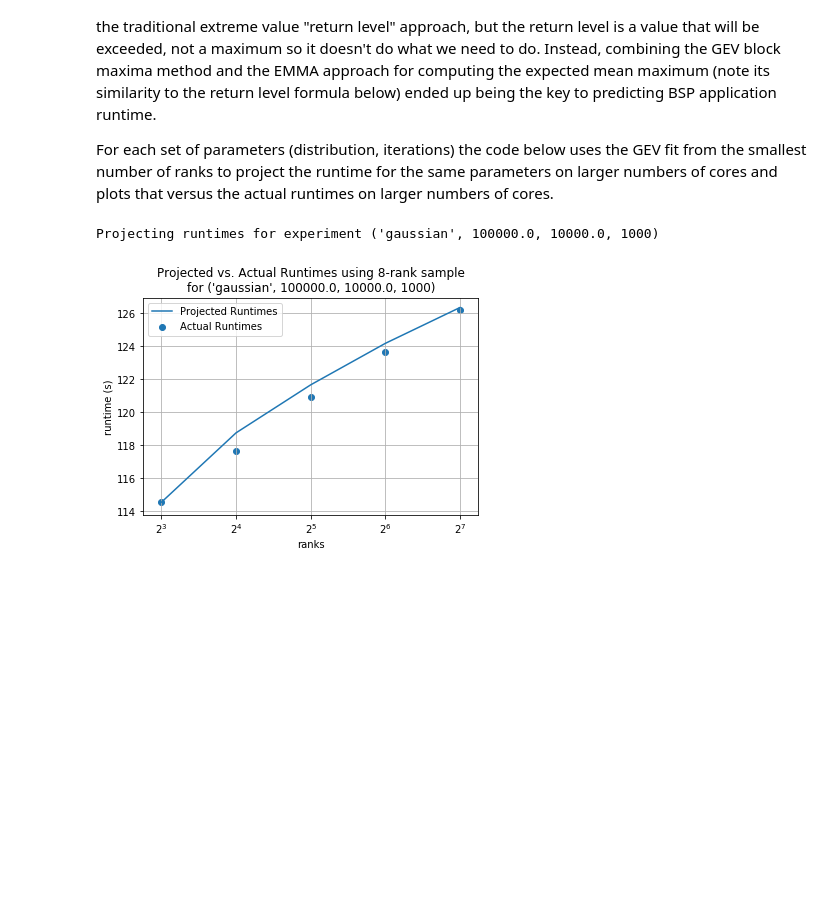
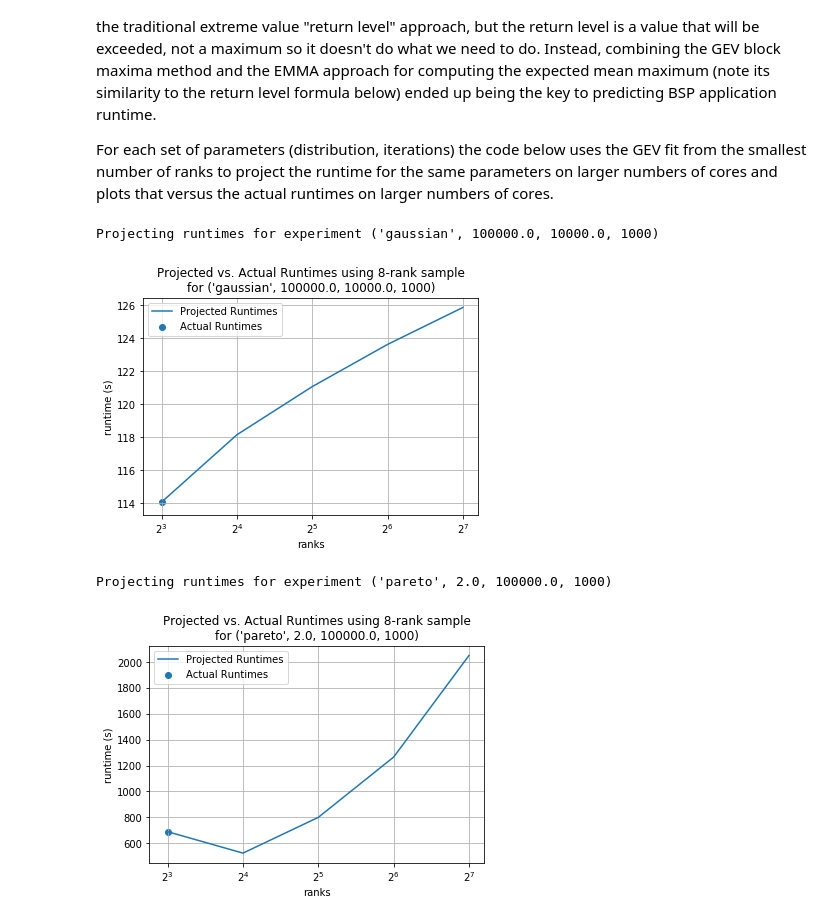
Before and after one commit to qwofford/popperized, a Jupyter notebook: pipelines/data_generator/validate/interval-analysis.ipynb, the cells around one changed output. Cells and saved outputs as stored; diff of their text form; code cells hidden in the pictures; blank space fills up the shorter version.

Commit message:
Modified both the run scripts, header, and data generator to handle changes to the bsp prototype.

```diff
--- a/pipelines/data_generator/validate/interval-analysis.ipynb
+++ b/pipelines/data_generator/validate/interval-analysis.ipynb
@@ -55,12 +55,16 @@ for frame in rankdata.groupby(['uniq_id']):
 # First test that the the parallel random number generator in the
 # data generator by looking at the running expected waits
 
-# Get the distribution that the data generator used
-    distribution=df['distribution'][0]
-    distmap = { 'gaussian':'norm', 'exponential':'expon', 'uniform':'uniform', 'pareto':'pareto'}
-    scipydist = distmap[distribution]
-    a = frame[1]['mean'].iloc[0]*1000
-    b = frame[1]['std'].iloc[0]*1000
+    # Get the distribution that the data generator used and translate GSL
+    # parameterization to scipy parameterization
+    distribution=frame[1]['distribution'].iloc[0]
+    distmap = { 'gaussian':{'name':'norm', 'translate': lambda a, b: (a, b)},
+                'exponential':{'name':'expon', 'translate': lambda a, b: (a)},
+                'uniform':{'name':'uniform', 'translate': lambda a, b: (a, b)},
+                'pareto':{'name':'pareto', 'translate': lambda a, b: (a, 0, b)}}
+    scipydist = distmap[distribution]['name']
+    params = distmap[distribution]['translate'](frame[1]['a'].iloc[0],
+                                                frame[1]['b'].iloc[0])
 
     # First, are the full set of samples distributed as per requested
     # the requested distribution, or is the data generator doing something
@@ -69,21 +73,21 @@ for frame in rankdata.groupby(['uniq_id']):
     # portion of the distribution, for example gaussian with mean and standard
     # deviation near each other, this test could fail.
     confidence = 0.05
-    (statistic, pvalue) = stats.kstest(frame[1]['expected_sleep_nsec'].ravel(), scipydist, (a, b))
+    (statistic, pvalue) = stats.kstest(frame[1]['expected_sleep_usec'].ravel(), scipydist, params)
     if (pvalue < confidence):
         print('ERROR: Rejecting null hypothesis in experiment {0} that\n'.format(frame[0]),
-              'expected sleep values came from {0} ({1}, {2}) with p={3} < {4}'.format(distribution, a, b, pvalue, confidence))
+              'expected sleep values came from {0} {1} with p={2} < {3}'.format(distribution, params, pvalue, confidence))
     else:
         print('Expected sleep values in experiment {0}\n'.format(frame[0]),
-              'came from {0} ({1}, {2}) with p={3} > {4}'.format(distribution, a, b, pvalue, confidence))
+              'came from {0} {1}, with p={2} > {3}'.format(distribution, params, pvalue, confidence))
 
     # Next, test for the actual sleep values versus the expected sleep values. These
     # skew slightly larger than the expected sleep values do to experimental problems so this
     # test could fail particulalry for short wait times where this error is relatively
     # significant.
-    (statistic, pvalue) = stats.ks_2samp(frame[1]['expected_sleep_nsec'].ravel(), frame[1]['actual_sleep_nsec'].ravel())
+    (statistic, pvalue) = stats.ks_2samp(frame[1]['expected_sleep_usec'].ravel(), frame[1]['actual_sleep_usec'].ravel())
     if (pvalue < confidence):
-        print('ERROR: Rejecting null hypothesis in experiment {0} that actual sleep values\n'.format(frame[0]),
+        print('WARNING: Rejecting null hypothesis in experiment {0} that actual sleep values\n'.format(frame[0]),
              'come from same distribution as expected sleep values with p={0} < {1}'.format(pvalue, confidence))
     else:
         print('Actual and expected sleep values in experiment {0}\n'.format(frame[0]),
@@ -259,35 +233,37 @@ def project_runtimes(exp, row, fig, ax):
     gevdist = stats.genextreme(*aparam)
 
     # Our runtime on 1 block is just the expected value of the distribution
-    runtime_emma = [gevdist.moment(1)*iterations/1000000000]
+    runtime_emma = [gevdist.moment(1)*iterations/1000000]
 
     for i in range(1, 5):
         ranks.append(row['ranks']*(2**i))
-        runtime_emma.append(emma(gevdist, 2**i)*iterations/1000000000)
+        runtime_emma.append(emma(gevdist, 2**i)*iterations/1000000)
 
     ax.plot(ranks, runtime_emma, label='Projected Runtimes'.format(ranks[0]))
     ax.set_xscale('log', basex=2)
     ax.set(xlabel='ranks', ylabel='runtime (s)', xticks=ranks,
            title='Projected vs. Actual Runtimes using {0}-rank sample\nfor {1}'.format(ranks[0],exp))
 
 # For each set of distributions and parameters, project runtimes from smallest
 # experiment and plot larger experiments versus this projection
-for frame in expdata.groupby(['distribution', 'mean', 'std', 'iterations']):
+for frame in expdata.groupby(['distribution', 'a', 'b', 'iterations']):
     exps = frame[1].sort_values(['ranks']).reset_index(drop=True)
     print('Projecting runtimes for experiment {0}'.format(frame[0]))
 
     fig, ax = plt.subplots()
     runtimes = []
     sizes = []
     for iter, row in exps.iterrows():
         sizes.append(row['ranks'])
-        runtimes.append(row['runtime']/1000000000)
+        runtimes.append(row['runtime']/1000000)
         if iter == 0:
             project_runtimes(frame[0], row, fig, ax)
     ax.scatter(sizes, runtimes, label='Actual Runtimes')
     ax.grid()
     plt.legend()
     plt.show()
 # %% [output]
 Projecting runtimes for experiment ('gaussian', 100000.0, 10000.0, 1000)
-[figure, old version]
+[figure, new version]
+Projecting runtimes for experiment ('pareto', 2.0, 100000.0, 1000)
+[figure, added]
```
Also changed, not shown: parts of 4 cells of this notebook, 5 other files.
